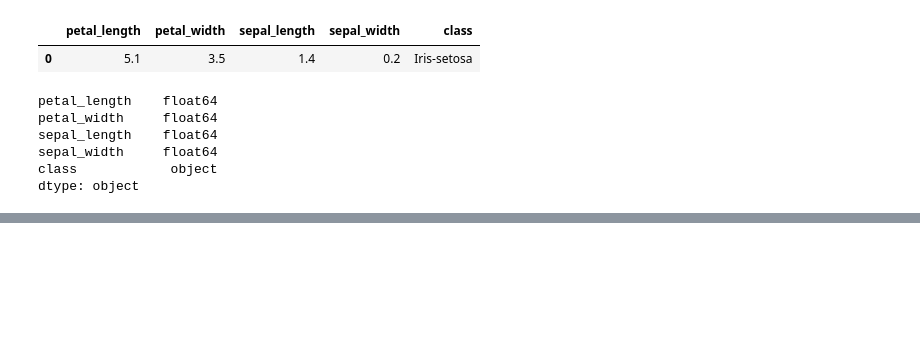
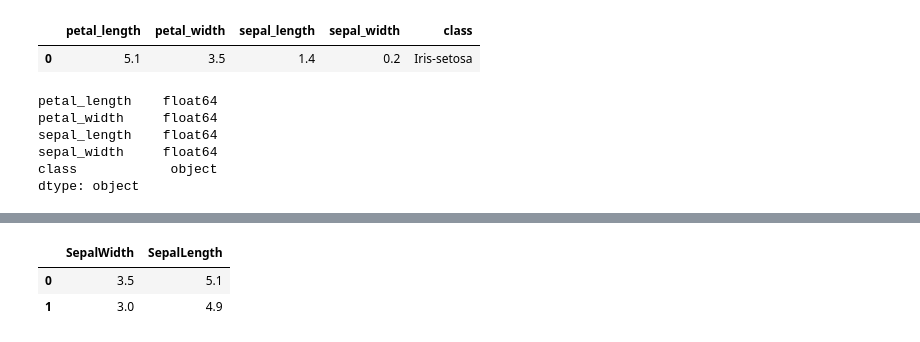
Before and after one commit to davideliason/DM4BA_Personal_Practice, a Jupyter notebook: Pandas_DataAnalysis.ipynb, the cells around one changed output, grey strips where cells are left out. Drawn from its saved outputs; the diff is of its cells as text; code cells hidden in the pictures; blank space fills up the shorter version.

```diff
--- a/Pandas_DataAnalysis.ipynb
+++ b/Pandas_DataAnalysis.ipynb
@@ -153,0 +168,6 @@ iris.p
+# %%
+iris[ ['SepalWidth', 'SepalLength'] ] .head(2)
+# %% [output]
+|  | SepalWidth | SepalLength |
+| 0 | 3.5 | 5.1 |
+| 1 | 3.0 | 4.9 |
```
Also changed, not shown: parts of 5 cells of this notebook.
